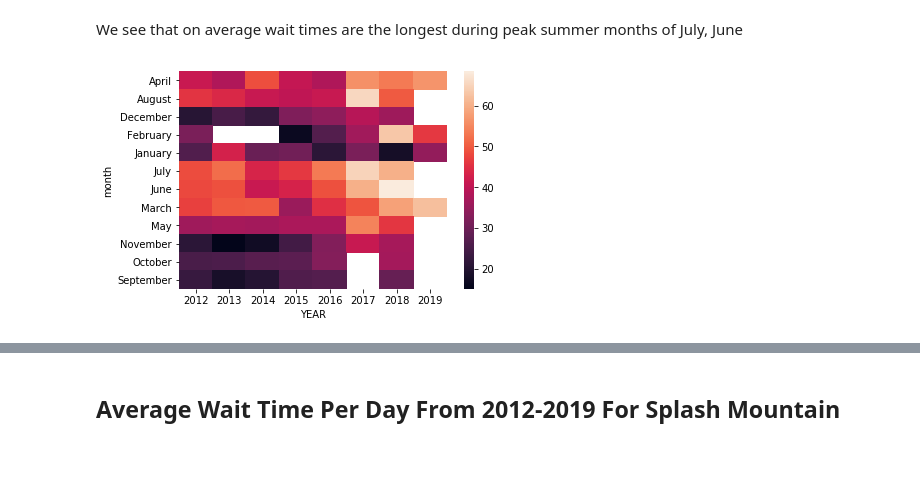
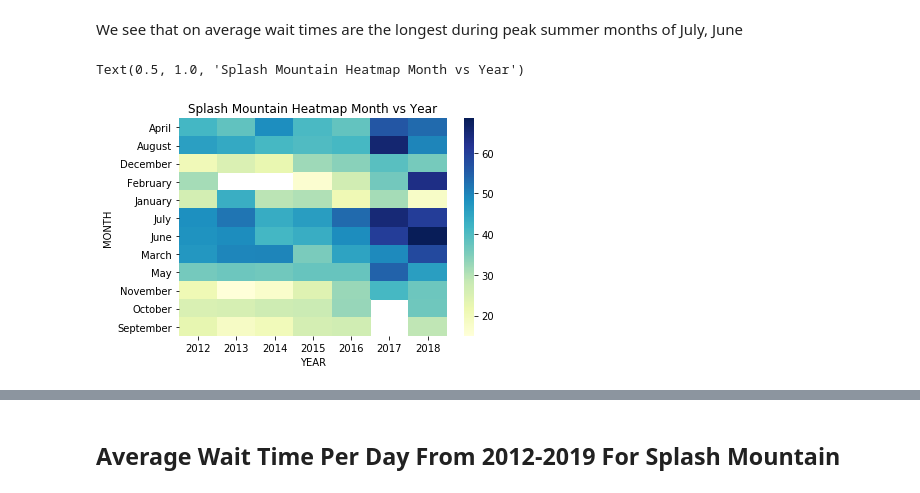
Before and after one commit to daviding11/Splash-Mountain-Wait-Time-Analysis, a Jupyter notebook: DataWrangling-AndyTran.ipynb, the cells around one changed output, grey strips where cells are left out. Cells and saved outputs as stored; diff of their text form; code cells hidden in the pictures; blank space fills up the shorter version.

Commit message:
Some July visualizations and exploration

```diff
--- a/DataWrangling-AndyTran.ipynb
+++ b/DataWrangling-AndyTran.ipynb
@@ -120,10 +116,12 @@ We see that on average wait times are the longest during peak summer months of J
 # %%
 # Grouping by month and year
 
 #aggregate by month
-month_splash2 = meta_splash2.groupby(['month', 'YEAR'])['SPOSTMIN'].mean().reset_index()
+month_splash2 = meta_splash2.groupby(['MONTH', 'YEAR'])['SPOSTMIN'].mean().reset_index()
+month_splash2 = month_splash2.pivot("MONTH", "YEAR", "SPOSTMIN").iloc[:,0:7] # Position based indexing
 
-month_splash2 = month_splash2.pivot("month", "YEAR", "SPOSTMIN")
-ax = sns.heatmap(month_splash2)
+ax = sns.heatmap(month_splash2, cmap="YlGnBu")
+ax.set_title('Splash Mountain Heatmap Month & Year')
 # %% [output]
+Text(0.5, 1.0, 'Splash Mountain Heatmap Month vs Year')
-[figure, old version]
+[figure, new version]
```
Also changed, not shown: parts of 21 cells of this notebook.
